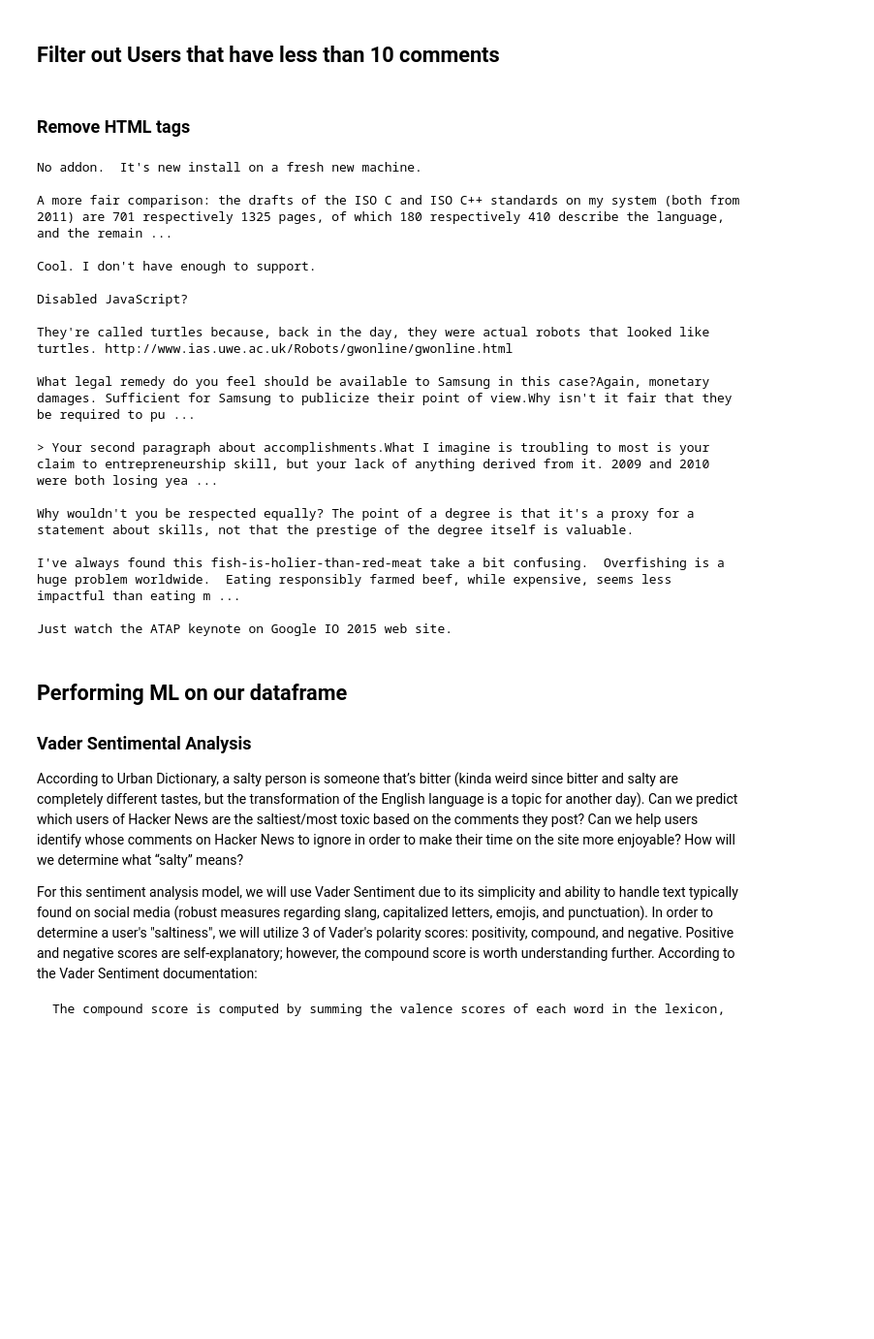
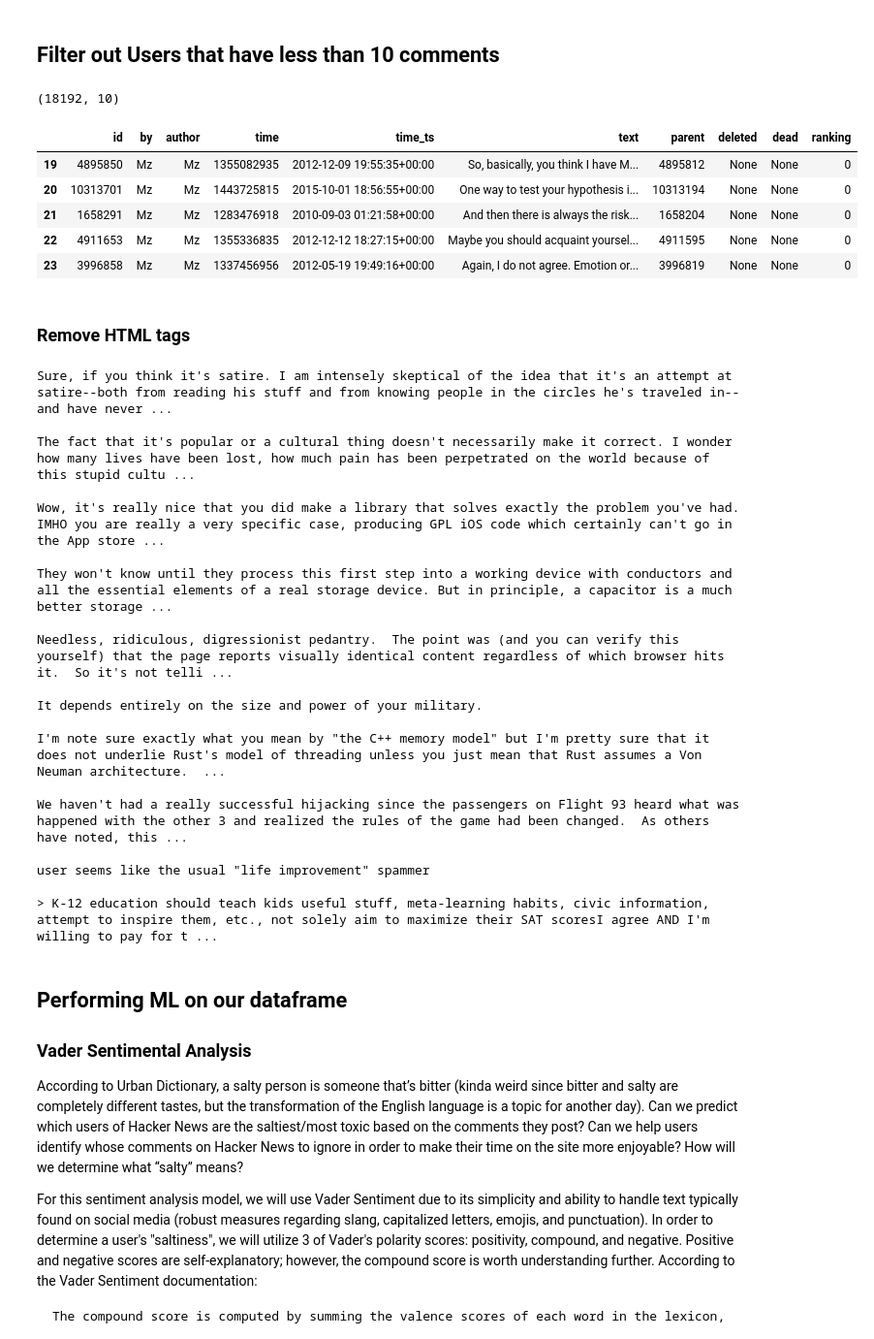
Before and after one commit to Build-Week-Hacker-News-Salty-Trolls/DS, a Jupyter notebook: notebooks/adding_sentiment_score_to_postgresql.ipynb, the cells around one changed output. Shown: that part at 97% size. Drawn from its saved outputs; the diff is of its cells as text; code cells hidden in the pictures; blank space fills up the shorter version.

Commit message:
updated notebook/gitignore/DB/ML model :beers:

```diff
--- a/notebooks/adding_sentiment_score_to_postgresql.ipynb
+++ b/notebooks/adding_sentiment_score_to_postgresql.ipynb
@@ -70,6 +70,35 @@ comm_df.head()
 ## Pre-processing
 # %% [markdown]
 ## Filter out Users that have less than 10 comments
+# %%
+def strangler(df):
+    """
+    Filters out dataset to include only users who have posted _at least_
+    ten times.
+    --------------------------------------------------------------------
+    Returns : a filtered pandas dataframe
+
+    Parameters
+    --------------------------------------------------------------------
+    df : a pandas dataframe, generated from Google Big Query
+    """
+
+    X = df.copy()
+    X = X.groupby('author').filter(lambda x: x['author'].count()>9)
+
+    return X
+# %%
+comm_df = strangler(comm_df)
+print(comm_df.shape)
+comm_df.head()
+# %% [output]
+(18192, 10)
+|  | id | by | author | time | time_ts | text | parent | deleted | dead | ranking |
+| 19 | 4895850 | Mz | Mz | 1355082935 | 2012-12-09 19:55:35+00:00 | So, basically, you think I have M... | 4895812 | None | None | 0 |
+| 20 | 10313701 | Mz | Mz | 1443725815 | 2015-10-01 18:56:55+00:00 | One way to test your hypothesis i... | 10313194 | None | None | 0 |
+| 21 | 1658291 | Mz | Mz | 1283476918 | 2010-09-03 01:21:58+00:00 | And then there is always the risk... | 1658204 | None | None | 0 |
+| 22 | 4911653 | Mz | Mz | 1355336835 | 2012-12-12 18:27:15+00:00 | Maybe you should acquaint yoursel... | 4911595 | None | None | 0 |
+| 23 | 3996858 | Mz | Mz | 1337456956 | 2012-05-19 19:49:16+00:00 | Again, I do not agree. Emotion or... | 3996819 | None | None | 0 |
 # %% [markdown]
 ### Remove HTML tags
 # %%
@@ -96,25 +125,25 @@ for row in comm_df['text'].sample(10):
     print(row)
     print()
 # %% [output]
-No addon.  It's new install on a fresh new machine.
+Sure, if you think it's satire. I am intensely skeptical of the idea that it's an attempt at satire--both from reading his stuff and from knowing people in the circles he's traveled in--and have never ...
 
-A more fair comparison: the drafts of the ISO C and ISO C++ standards on my system (both from 2011) are 701 respectively 1325 pages, of which 180 respectively 410 describe the language, and the remain ...
+The fact that it's popular or a cultural thing doesn't necessarily make it correct. I wonder how many lives have been lost, how much pain has been perpetrated on the world because of this stupid cultu ...
 
-Cool. I don't have enough to support.
+Wow, it's really nice that you did make a library that solves exactly the problem you've had. IMHO you are really a very specific case, producing GPL iOS code which certainly can't go in the App store ...
 
-Disabled JavaScript?
+They won't know until they process this first step into a working device with conductors and all the essential elements of a real storage device. But in principle, a capacitor is a much better storage ...
 
-They're called turtles because, back in the day, they were actual robots that looked like turtles. http://www.ias.uwe.ac.uk/Robots/gwonline/gwonline.html
+Needless, ridiculous, digressionist pedantry.  The point was (and you can verify this yourself) that the page reports visually identical content regardless of which browser hits it.  So it's not telli ...
 
-What legal remedy do you feel should be available to Samsung in this case?Again, monetary damages. Sufficient for Samsung to publicize their point of view.Why isn't it fair that they be required to pu ...
+It depends entirely on the size and power of your military.
 
-> Your second paragraph about accomplishments.What I imagine is troubling to most is your claim to entrepreneurship skill, but your lack of anything derived from it. 2009 and 2010 were both losing yea ...
+I'm note sure exactly what you mean by "the C++ memory model" but I'm pretty sure that it does not underlie Rust's model of threading unless you just mean that Rust assumes a Von Neuman architecture.  ...
 
-Why wouldn't you be respected equally? The point of a degree is that it's a proxy for a statement about skills, not that the prestige of the degree itself is valuable.
+We haven't had a really successful hijacking since the passengers on Flight 93 heard what was happened with the other 3 and realized the rules of the game had been changed.  As others have noted, this ...
 
-I've always found this fish-is-holier-than-red-meat take a bit confusing.  Overfishing is a huge problem worldwide.  Eating responsibly farmed beef, while expensive, seems less impactful than eating m ...
+user seems like the usual "life improvement" spammer
 
-Just watch the ATAP keynote on Google IO 2015 web site.
+> K-12 education should teach kids useful stuff, meta-learning habits, civic information, attempt to inspire them, etc., not solely aim to maximize their SAT scoresI agree AND I'm willing to pay for t ...
 # %% [markdown]
 ## Performing ML on our dataframe
 
```
Also changed, not shown: parts of 6 cells of this notebook, 2 other files.
